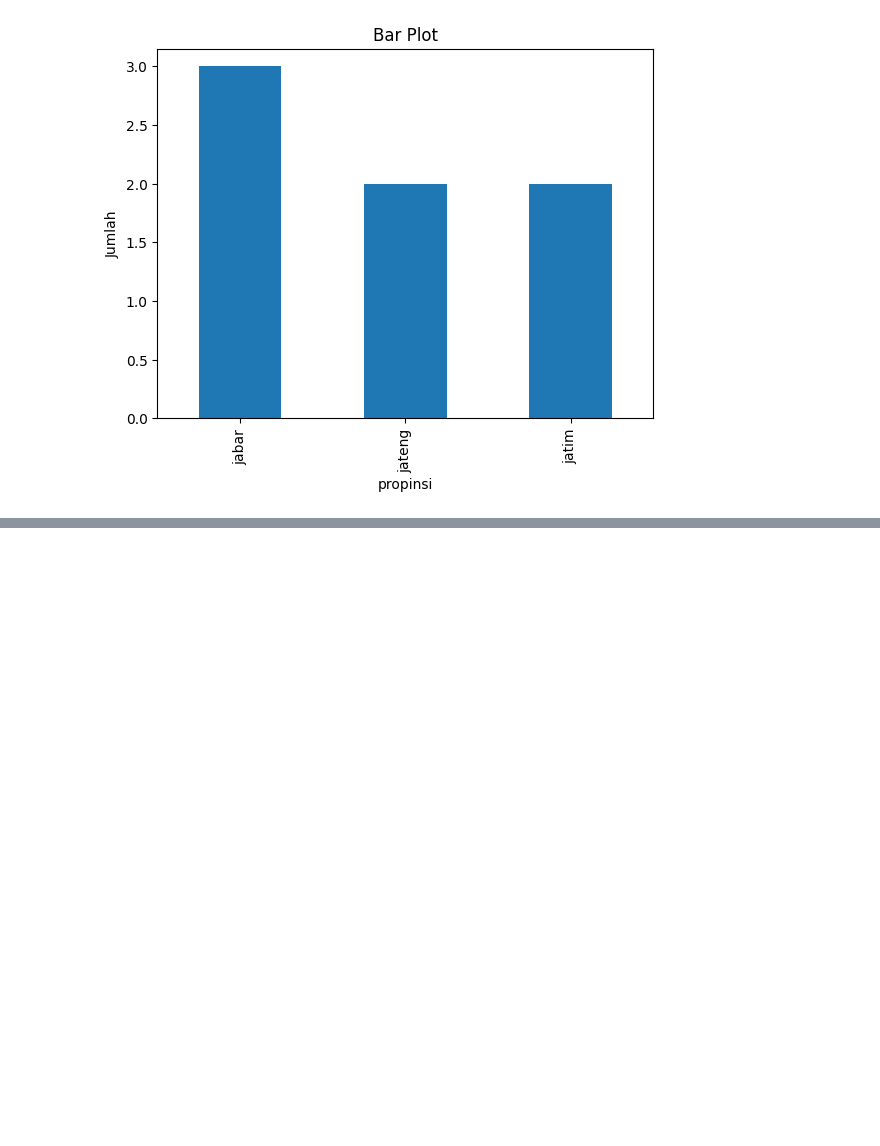
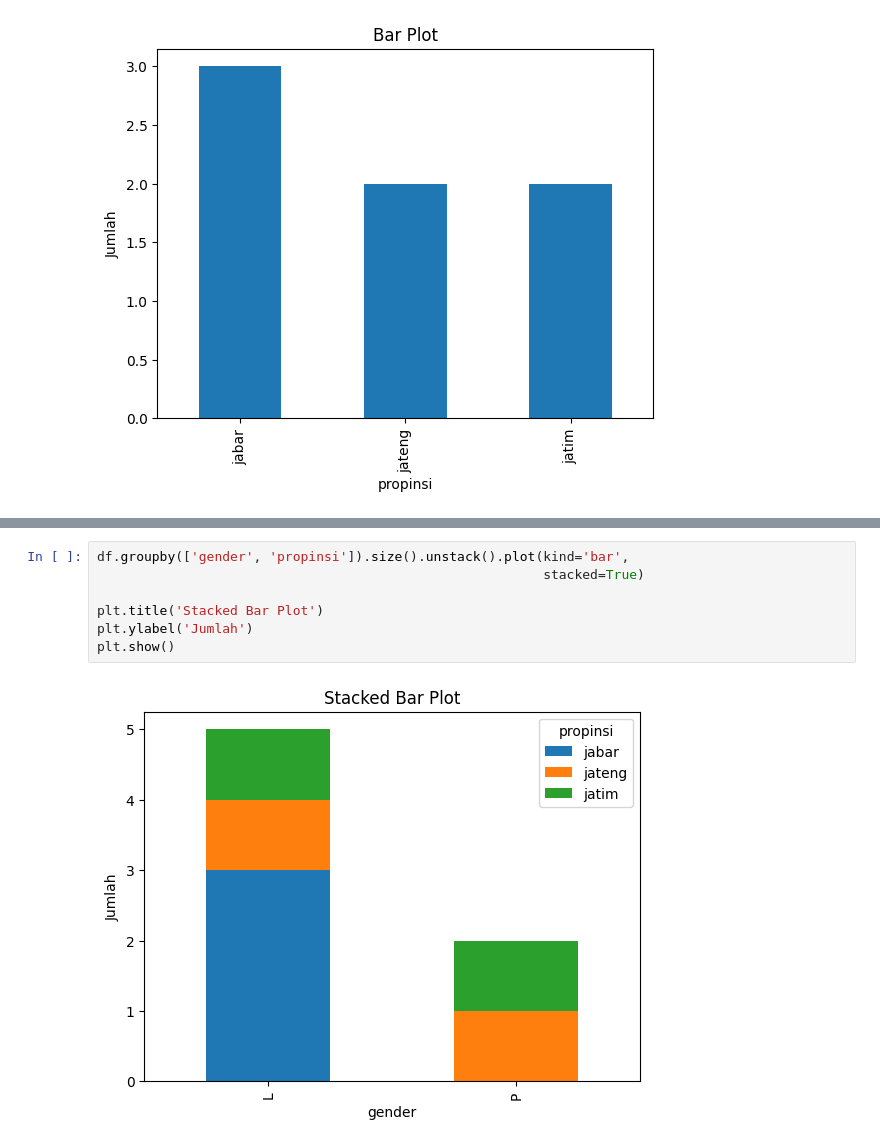
Before and after one commit to LatiefDataVisionary/matplotlib-with-indonesia-belajar, a Jupyter notebook: Matplotlib_20_|_Pandas_Data_Frame_dan_Matplotlib_|_Part_1.ipynb, the cells around one changed output, grey strips where cells are left out. Drawn from its saved outputs; the diff is of its cells as text; blank space fills up the shorter version.

```diff
--- a/Matplotlib_20_|_Pandas_Data_Frame_dan_Matplotlib_|_Part_1.ipynb
+++ b/Matplotlib_20_|_Pandas_Data_Frame_dan_Matplotlib_|_Part_1.ipynb
@@ -110,0 +121,9 @@ plt.show()
+# %%
+df.groupby(['gender', 'propinsi']).size().unstack().plot(kind='bar',
+                                                         stacked=True)
+
+plt.title('Stacked Bar Plot')
+plt.ylabel('Jumlah')
+plt.show()
+# %% [output]
+[figure, added]
```
Also changed, not shown: parts of 2 cells of this notebook.
